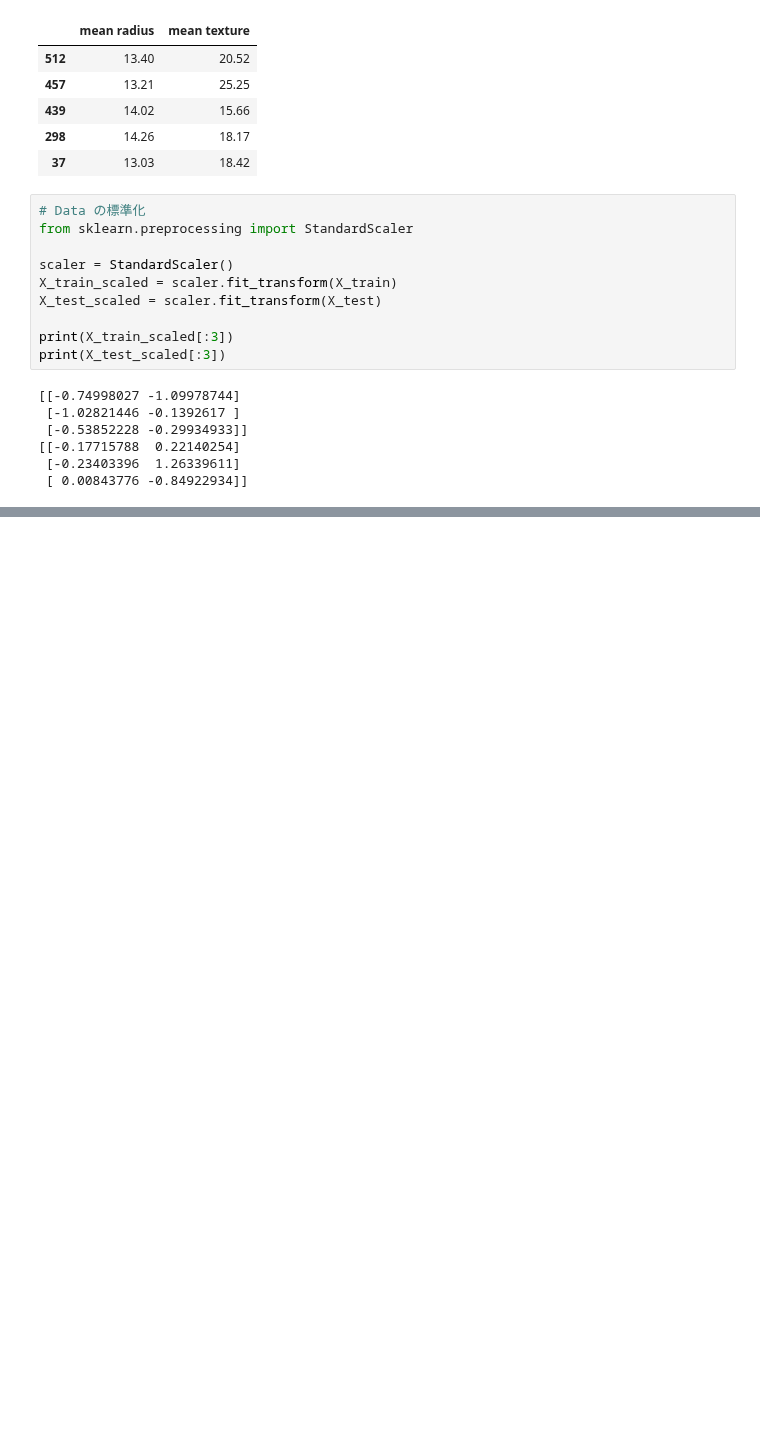
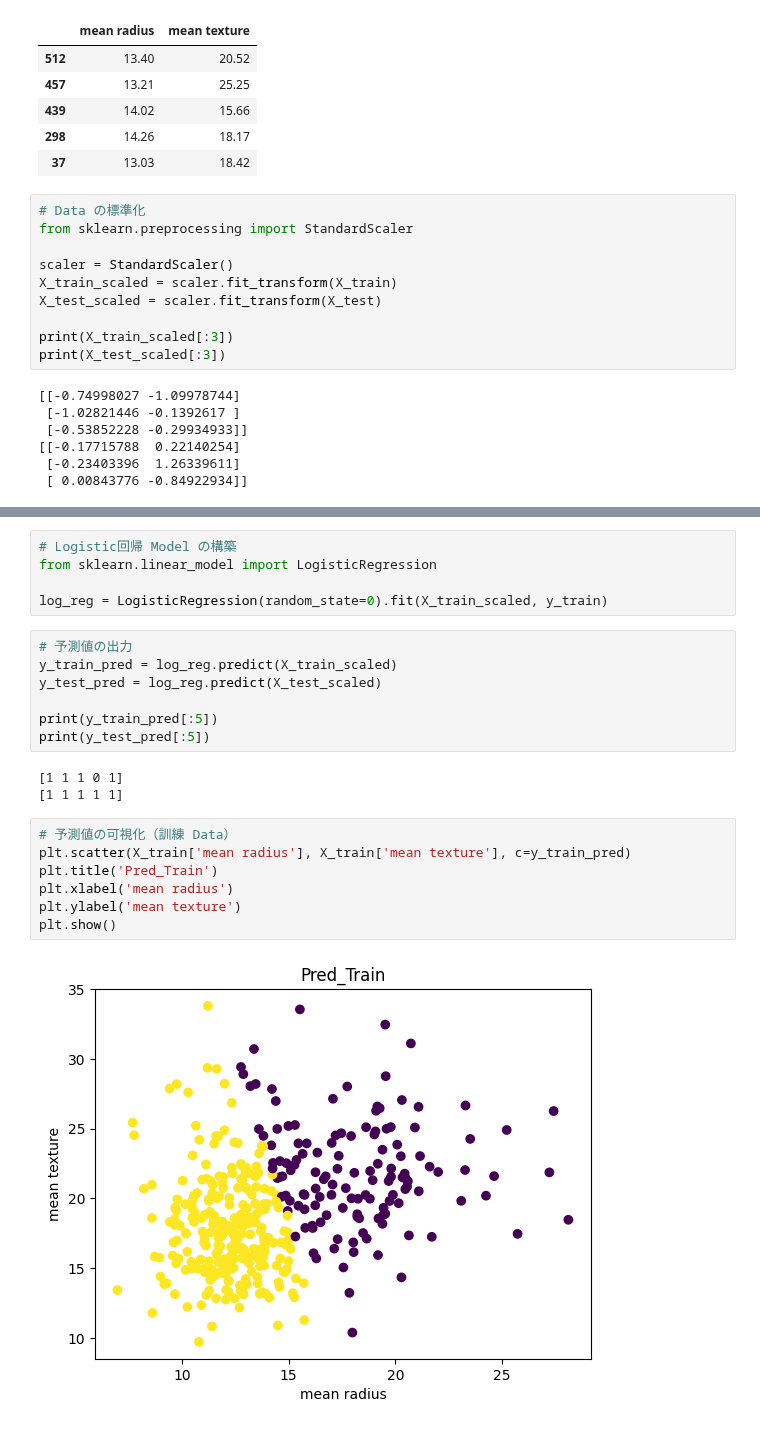
Before and after one commit to 1024xx4/ai_model_building_100, a Jupyter notebook: section07/section07.ipynb, the cells around one changed output, grey strips where cells are left out. Saved outputs shown, nothing was run; the diff lists cells and outputs as text; blank space fills up the shorter version.

Commit message:
Build: Logistic回帰 Model を構築する#13

```diff
--- a/section07/section07.ipynb
+++ b/section07/section07.ipynb
@@ -142,0 +148,24 @@ print(X_test_scaled[:3])
+# %%
+# Logistic回帰 Model の構築
+from sklearn.linear_model import LogisticRegression
+
+log_reg = LogisticRegression(random_state=0).fit(X_train_scaled, y_train)
+# %%
+# 予測値の出力
+y_train_pred = log_reg.predict(X_train_scaled)
+y_test_pred = log_reg.predict(X_test_scaled)
+
+print(y_train_pred[:5])
+print(y_test_pred[:5])
+# %% [output]
+[1 1 1 0 1]
+[1 1 1 1 1]
+# %%
+# 予測値の可視化（訓練 Data）
+plt.scatter(X_train['mean radius'], X_train['mean texture'], c=y_train_pred)
+plt.title('Pred_Train')
+plt.xlabel('mean radius')
+plt.ylabel('mean texture')
+plt.show()
+# %% [output]
+[figure, added]
```
Also changed, not shown: parts of 2 cells of this notebook.
